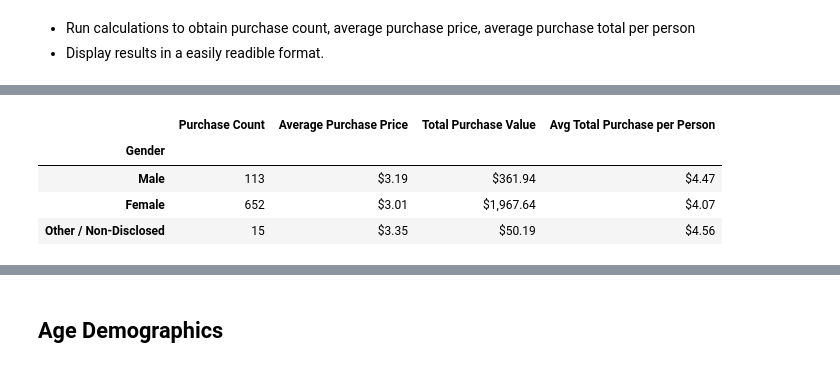
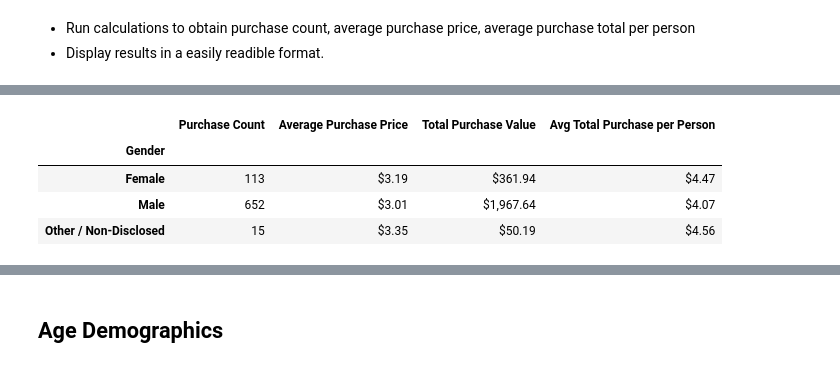
Before and after one commit to dweidash/pandas-challenge, a Jupyter notebook: Analysis.ipynb, the cells around one changed output, grey strips where cells are left out. Drawn from its saved outputs; the diff is of its cells as text; code cells hidden in the pictures.

Commit message:
Reviewed and cleaned up section Purchasing Analysis by Gender

```diff
--- a/Analysis.ipynb
+++ b/Analysis.ipynb
@@ -184,34 +136,36 @@ list_count = list(list_count.groupby(level = 0).sum())
 list_avgprice = db.groupby(['Gender','SN'])["Price"].mean()
 list_avgprice = list(list_avgprice.groupby(level = 0).mean())
 
 #Third, we can do a simple groupby Gender for Price and then save it as a sum.
 list_totalvalue = list(db.groupby(['Gender'])["Price"].sum())
 
 #Lastly, this part is a bit tricky. We need to do a dataframe groupby by Gender and SN, then find the sum of the price values. Afterwards, we need to group the values by Gender for the mean.
 #then we save it as a list.
 proto_avgperson = db.groupby(['Gender', 'SN'])
 list_avgperson_gender = proto_avgperson["Price"].sum()
 list_avgperson_gender = list_avgperson_gender.groupby(['Gender']).mean()
 list_avgperson_gender = list(list_avgperson_gender)
 
 #Now, let's zip up all these lists together!
 val_purchasing_analysis = list(zip(list_count, list_avgprice, list_totalvalue, list_avgperson_gender))
 
 #Just as before,let's make the dataframe in a bit more intermediate way, and then specify the column and row labels.
-report_purchasing_analysis = pd.DataFrame(val_purchasing_analysis, columns = ['Purchase Count','Average Purchase Price','Total Purchase Value','Avg Total Purchase per Person'], index=['Male', 'Female', 'Other / Non-Disclosed'])
+report_purchasing_analysis = pd.DataFrame(val_purchasing_analysis,
+                                          columns = ['Purchase Count','Average Purchase Price','Total Purchase Value','Avg Total Purchase per Person'],
+                                          index=['Female', 'Male', 'Other / Non-Disclosed'])
 
 #After that's all done, let's do some formatting the last 3 values to dollar formatting.
 format_purchasing_analysis = {'Average Purchase Price':'${0:,.2f}','Total Purchase Value':'${0:,.2f}','Avg Total Purchase per Person':'${0:,.2f}'}
 report_purchasing_analysis = report_purchasing_analysis.style.format(format_purchasing_analysis)
 
 #Add 'Gender' as the index title
 report_purchasing_analysis.index.name = 'Gender'
 
 #Output
 report_purchasing_analysis
 # %% [output]
 |  | Purchase Count | Average Purchase Price | Total Purchase Value | Avg Total Purchase per Person |
 | Gender |  |  |  |  |
-| Male | 113 | $3.19 | $361.94 | $4.47 |
-| Female | 652 | $3.01 | $1,967.64 | $4.07 |
+| Female | 113 | $3.19 | $361.94 | $4.47 |
+| Male | 652 | $3.01 | $1,967.64 | $4.07 |
 | Other / Non-Disclosed | 15 | $3.35 | $50.19 | $4.56 |
```
Also changed, not shown: parts of 7 cells of this notebook.
